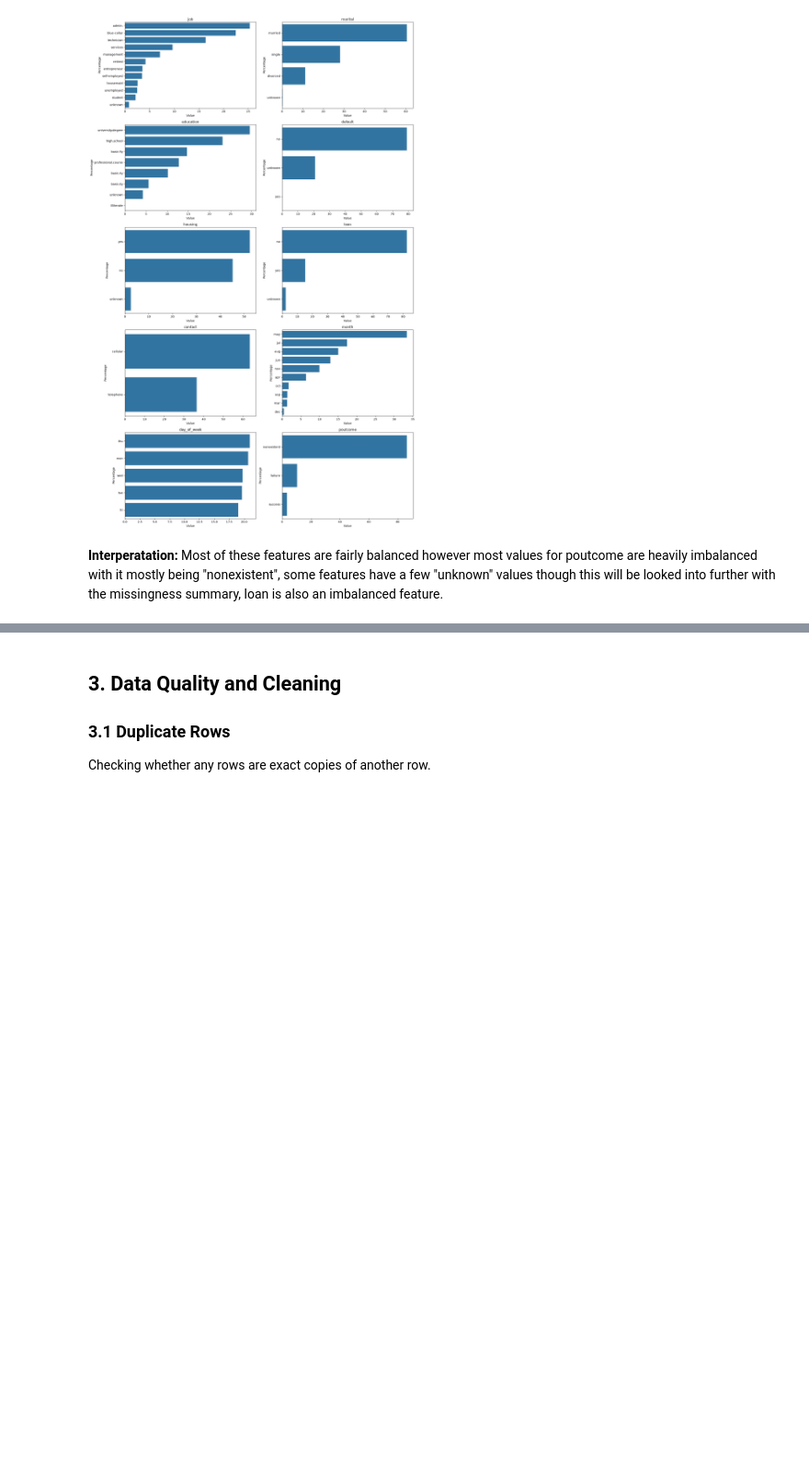
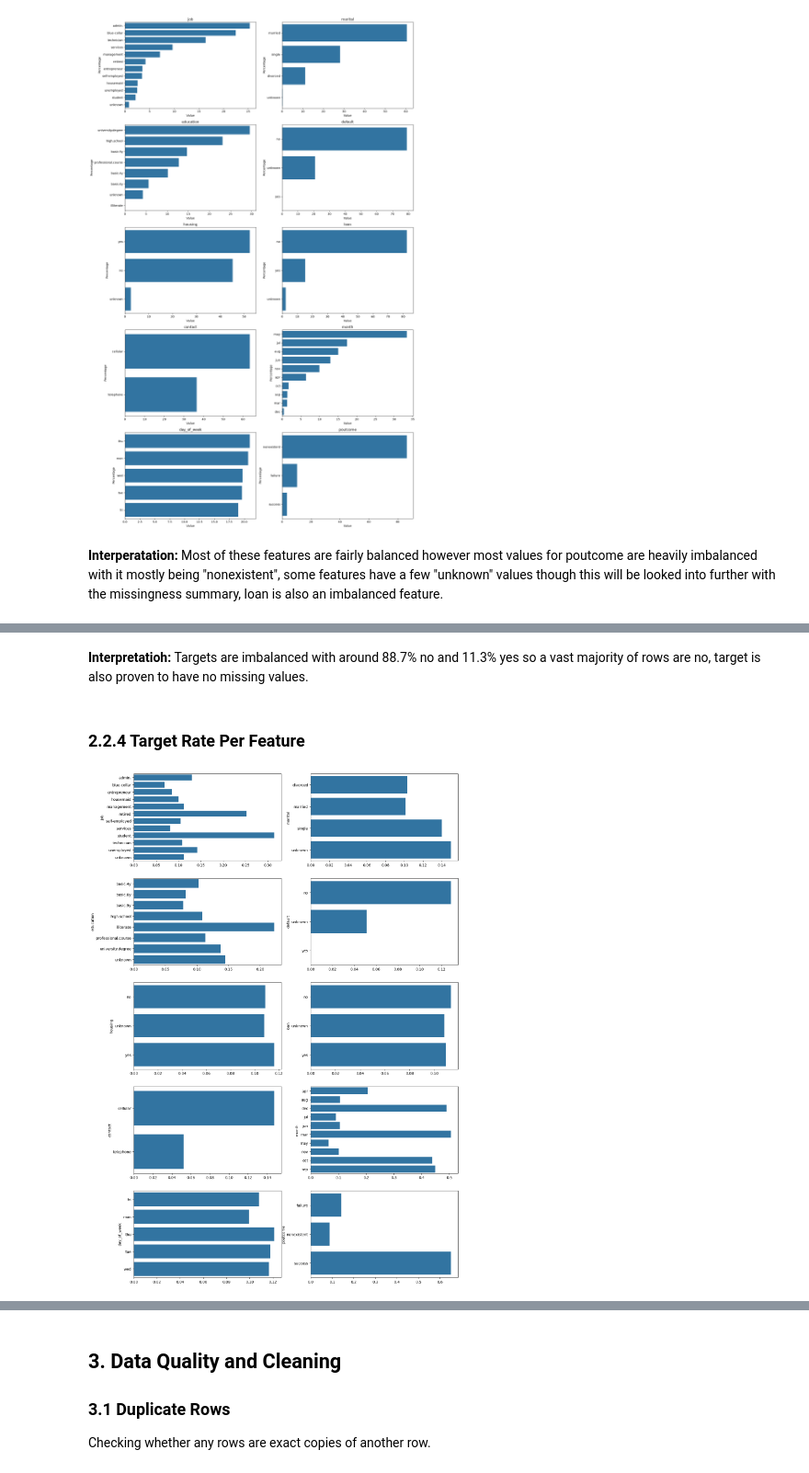
Before and after one commit to stafa10/CA1Theory2Practice, a Jupyter notebook: MergedCode.ipynb, the cells around one changed output, grey strips where cells are left out. Shown at 92% size. Cells and saved outputs as stored; diff of their text form; code cells hidden in the pictures; blank space fills up the shorter version.

```diff
--- a/MergedCode.ipynb
+++ b/MergedCode.ipynb
@@ -216,0 +231,22 @@ plt.show()
+# %% [markdown]
+**Interpretatioh:** Targets are imbalanced with around 88.7% no and 11.3% yes so a vast majority of rows are no, target is also proven to have no missing values.
+# %% [markdown]
+### 2.2.4 Target Rate Per Feature
+# %%
+bankData = df.copy()
+# Finding yes values
+bankData["yes"] = (df['y']=='yes')
+fig, axes = plt.subplots(5, 2, figsize=(16, 5 * 5))
+axes = axes.flatten()
+
+
+for i, col in enumerate(strFeatures):
+  # Yes grouped by feature
+  rate = bankData.groupby(col)['yes'].mean()
+  sns.barplot(x=rate.values, y=rate.index, ax=axes[i])
+for i in range(len(strFeatures), len(axes)):
+    fig.delaxes(axes[i])
+
+plt.show()
+# %% [output]
+[figure, added]
```
Also changed, not shown: parts of 32 cells of this notebook, 1 other file.
